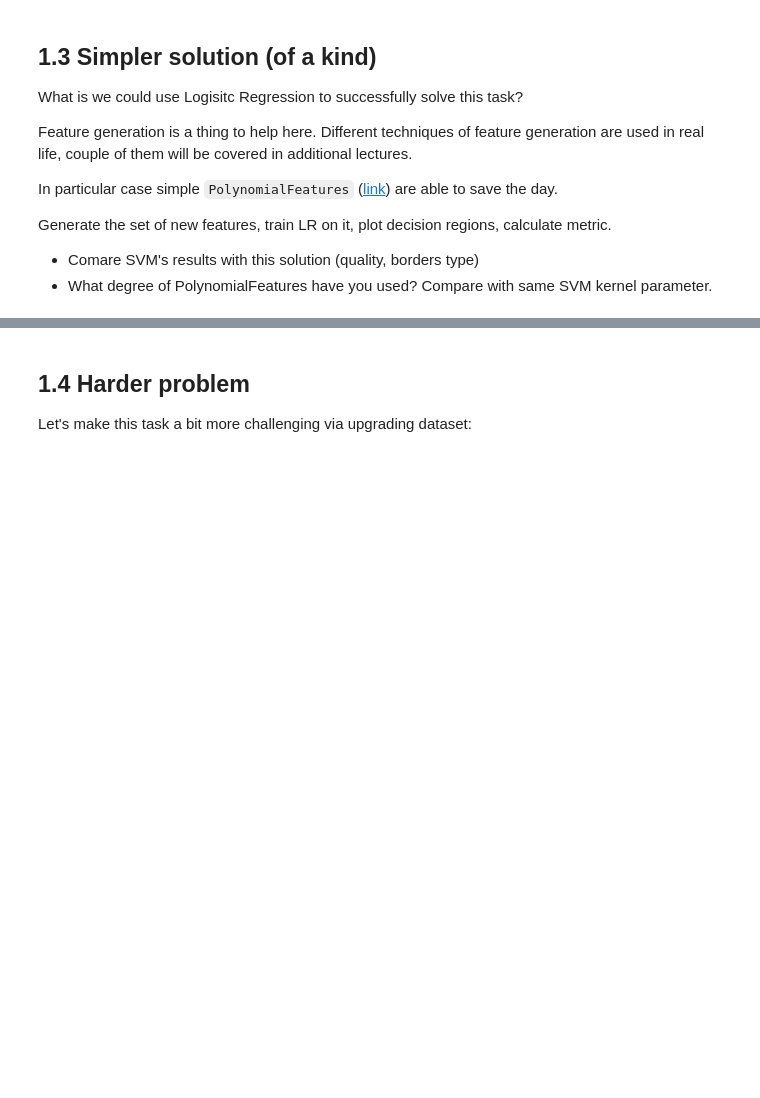
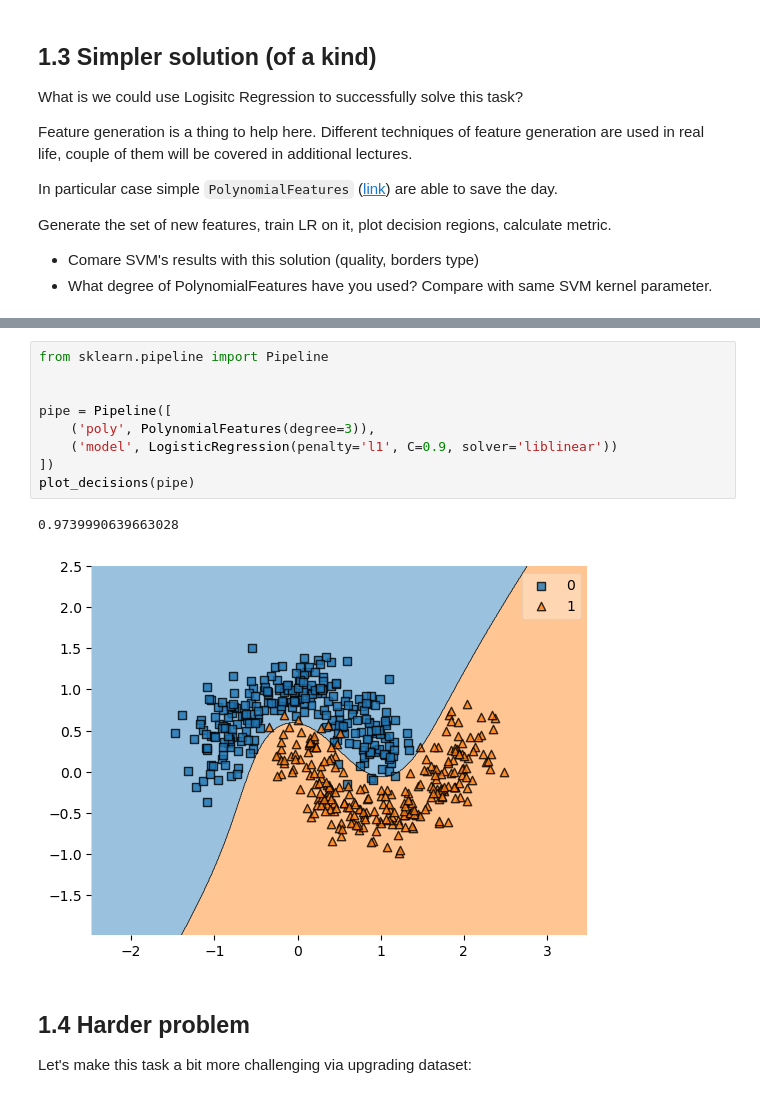
Before and after one commit to Sasha-VAV/ML, a Jupyter notebook: Courses/MIPT_ML_1_Term/Module6/Lab1_part3_SVM.ipynb, the cells around one changed output, grey strips where cells are left out. Saved outputs shown, nothing was run; the diff lists cells and outputs as text; blank space fills up the shorter version.

```diff
--- a/Courses/MIPT_ML_1_Term/Module6/Lab1_part3_SVM.ipynb
+++ b/Courses/MIPT_ML_1_Term/Module6/Lab1_part3_SVM.ipynb
@@ -140,4 +151,16 @@ plot_decisions(lr, X_poly, moons_labels)
 [figure]
+# %%
+from sklearn.pipeline import Pipeline
+
+
+pipe = Pipeline([
+    ('poly', PolynomialFeatures(degree=3)),
+    ('model', LogisticRegression(penalty='l1', C=0.9, solver='liblinear'))
+])
+plot_decisions(pipe)
+# %% [output]
+0.9739990639663028
+[figure, added]
 # %% [markdown]
 ## 1.4 Harder problem
 
```
Also changed, not shown: parts of 9 cells of this notebook, 3 other files.
